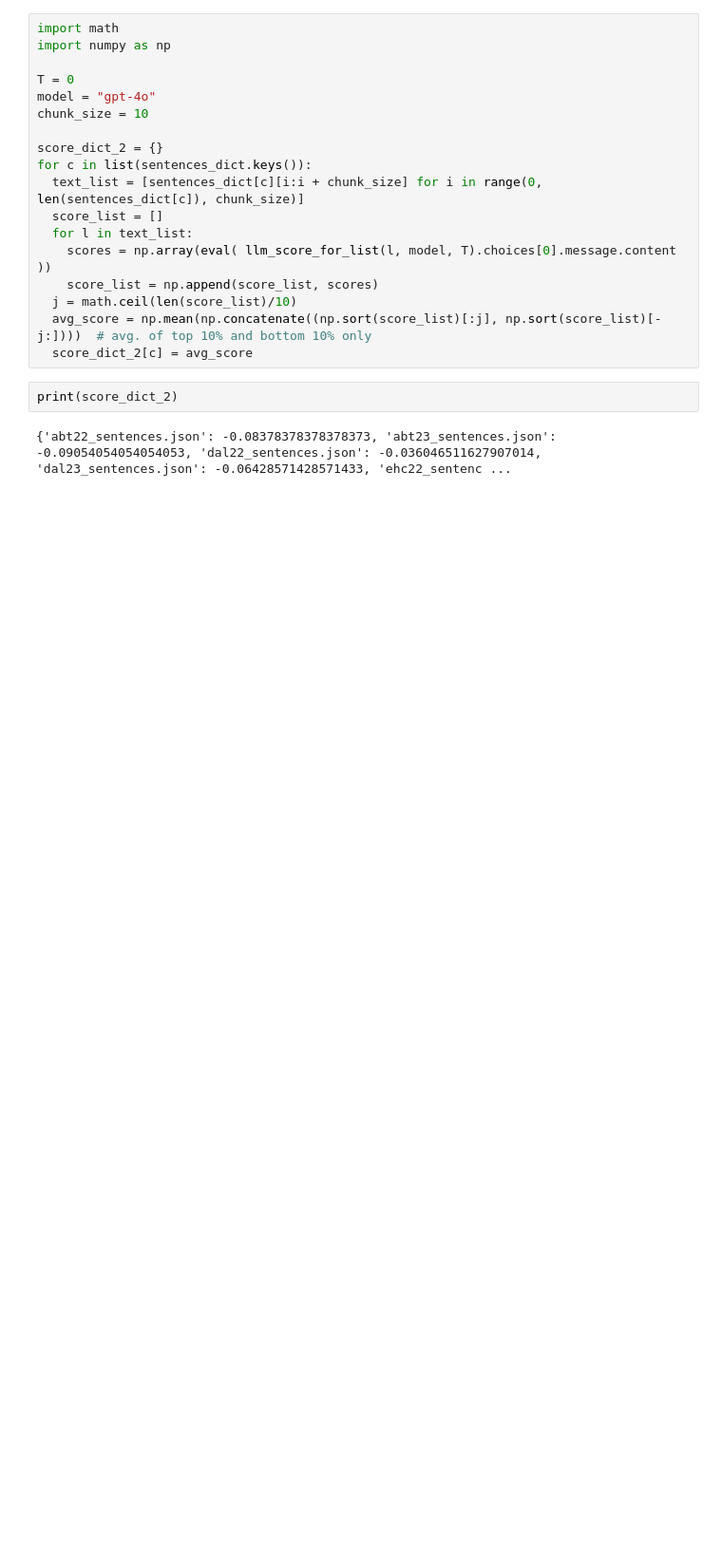
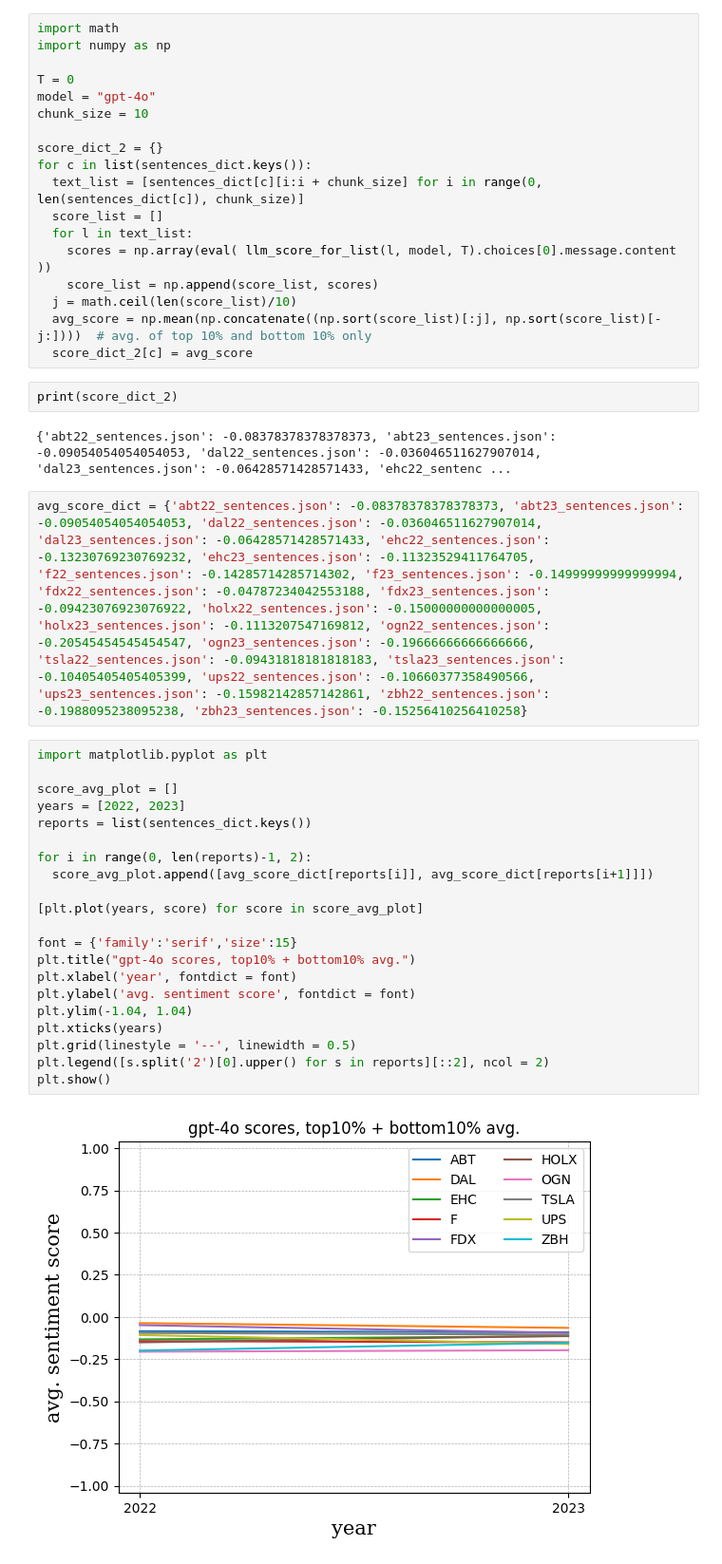
Before and after one commit to pinterj98/DeltaSentiment, a Jupyter notebook: Task1/gpt_sentiment_scores.ipynb, the cells around one changed output. Shown at 95% size. Saved outputs shown, nothing was run; the diff lists cells and outputs as text; blank space fills up the shorter version.

```diff
--- a/Task1/gpt_sentiment_scores.ipynb
+++ b/Task1/gpt_sentiment_scores.ipynb
@@ -117,3 +215,28 @@ for c in list(sentences_dict.keys()):
 print(score_dict_2)
 # %% [output]
 {'abt22_sentences.json': -0.08378378378378373, 'abt23_sentences.json': -0.09054054054054053, 'dal22_sentences.json': -0.036046511627907014, 'dal23_sentences.json': -0.06428571428571433, 'ehc22_sentenc ...
+# %%
+avg_score_dict = {'abt22_sentences.json': -0.08378378378378373, 'abt23_sentences.json': -0.09054054054054053, 'dal22_sentences.json': -0.036046511627907014, 'dal23_sentences.json': -0.06428571428571433, 'ehc22_sentences.json': -0.13230769230769232, 'ehc23_sentences.json': -0.11323529411764705, 'f22_sentences.json': -0.14285714285714302, 'f23_sentences.json': -0.14999999999999994, 'fdx22_sentences.json': -0.04787234042553188, 'fdx23_sentences.json': -0.09423076923076922, 'holx22_sentences.json': -0.15000000000000005, 'holx23_sentences.json': -0.1113207547169812, 'ogn22_sentences.json': -0.20545454545454547, 'ogn23_sentences.json': -0.19666666666666666, 'tsla22_sentences.json': -0.09431818181818183, 'tsla23_sentences.json': -0.10405405405405399, 'ups22_sentences.json': -0.10660377358490566, 'ups23_sentences.json': -0.15982142857142861, 'zbh22_sentences.json': -0.1988095238095238, 'zbh23_sentences.json': -0.15256410256410258}
+# %%
+import matplotlib.pyplot as plt
+
+score_avg_plot = []
+years = [2022, 2023]
+reports = list(sentences_dict.keys())
+
+for i in range(0, len(reports)-1, 2):
+  score_avg_plot.append([avg_score_dict[reports[i]], avg_score_dict[reports[i+1]]])
+
+[plt.plot(years, score) for score in score_avg_plot]
+
+font = {'family':'serif','size':15}
+plt.title("gpt-4o scores, top10% + bottom10% avg.")
+plt.xlabel('year', fontdict = font)
+plt.ylabel('avg. sentiment score', fontdict = font)
+plt.ylim(-1.04, 1.04)
+plt.xticks(years)
+plt.grid(linestyle = '--', linewidth = 0.5)
+plt.legend([s.split('2')[0].upper() for s in reports][::2], ncol = 2)
+plt.show()
+# %% [output]
+[figure, added]
```
Also changed, not shown: parts of 16 cells of this notebook.
